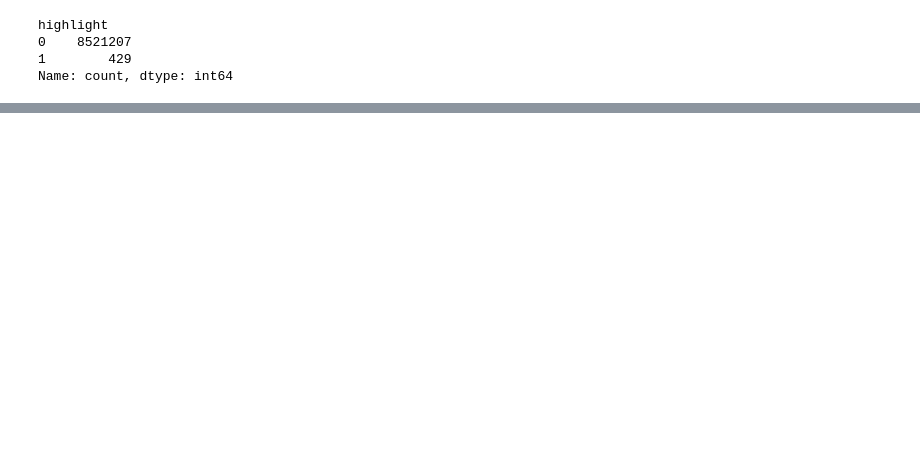
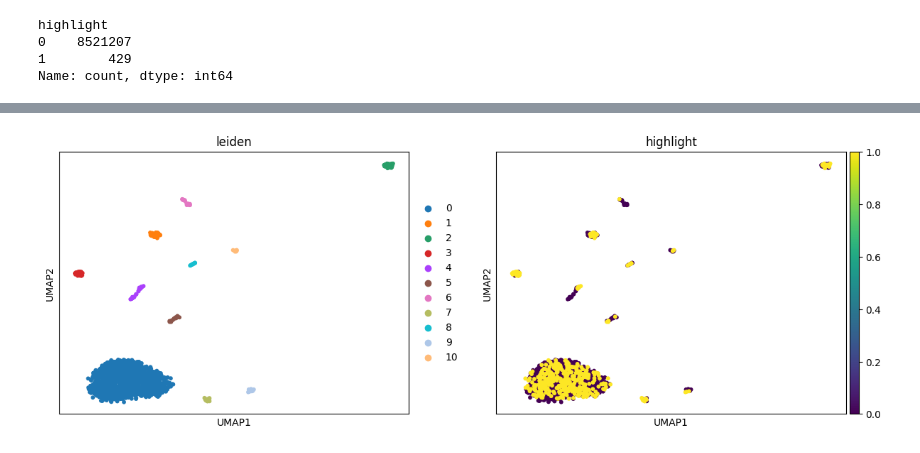
Before and after one commit to InforBio/IMMUNEX, a Jupyter notebook: notebooks/3. comparative analaysis of segmented samples/1. compare samples (bins) .ipynb, the cells around one changed output, grey strips where cells are left out. Drawn from its saved outputs; the diff is of its cells as text; code cells hidden in the pictures; blank space fills up the shorter version.

```diff
--- a/notebooks/3. comparative analaysis of segmented samples/1. compare samples (bins) .ipynb
+++ b/notebooks/3. comparative analaysis of segmented samples/1. compare samples (bins) .ipynb
@@ -695,0 +727,27 @@ sample_id
+# %%
+import scanpy as sc
+
+# 1. Preprocessing (skip if already log-normalized)
+sc.pp.normalize_total(adata_crop, target_sum=1e4)
+sc.pp.log1p(adata_crop)
+
+# 2. Highly variable genes
+sc.pp.highly_variable_genes(adata_crop, n_top_genes=250, flavor="seurat", subset=True)
+
+# 3. Scaling
+sc.pp.scale(adata_crop, max_value=10)
+
+# 4. PCA
+sc.tl.pca(adata_crop, svd_solver='arpack')
+
+# # 5. Neighbors
+sc.pp.neighbors(adata_crop, n_neighbors=30, n_pcs=5)
+
+# 6. Clustering
+sc.tl.leiden(adata_crop, resolution=0.1, key_added="leiden")
+
+# 7. UMAP
+sc.tl.umap(adata_crop)
+sc.pl.umap(adata_crop, color=["leiden", "highlight"])
+# %% [output]
+[figure, added]
```
Also changed, not shown: parts of 34 cells of this notebook, 4 other files.
